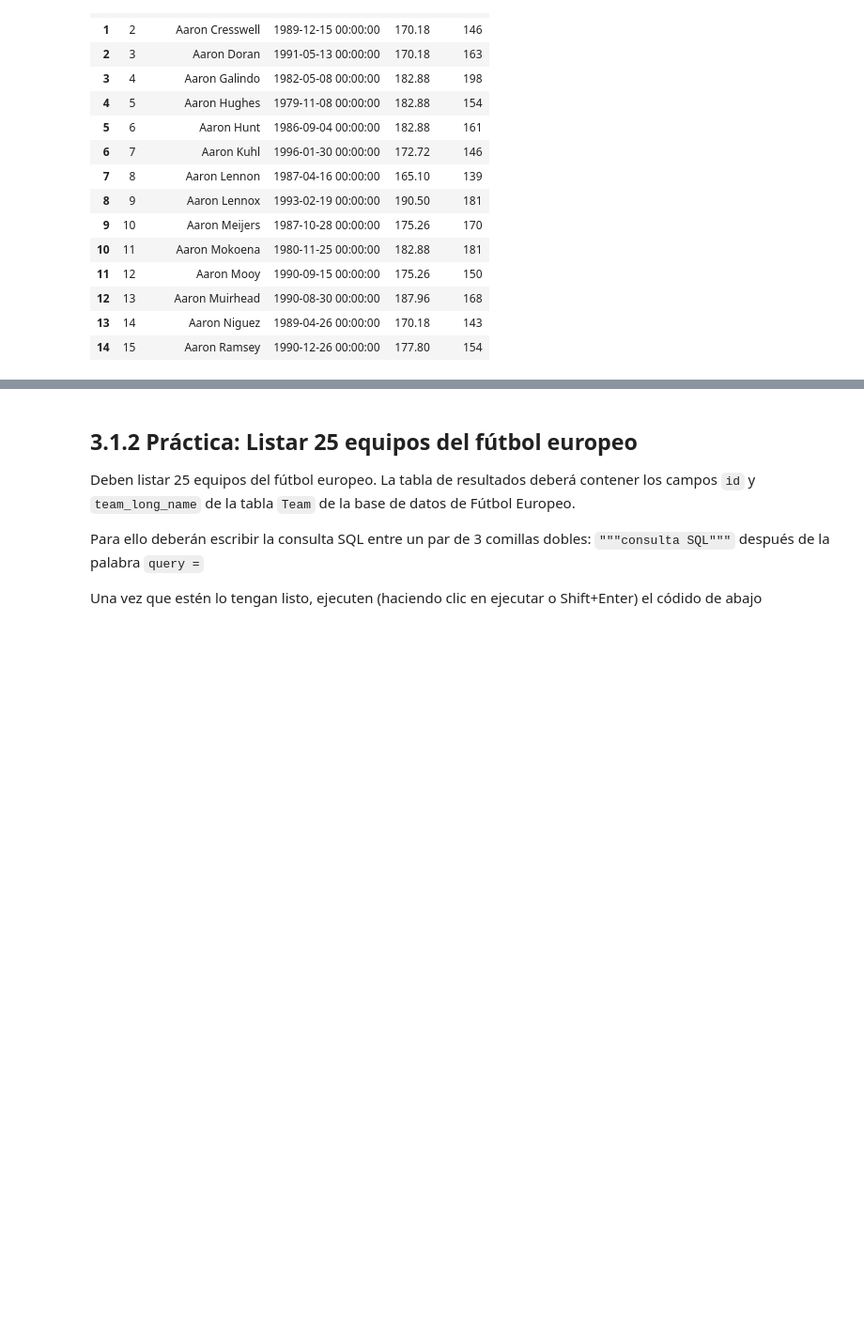
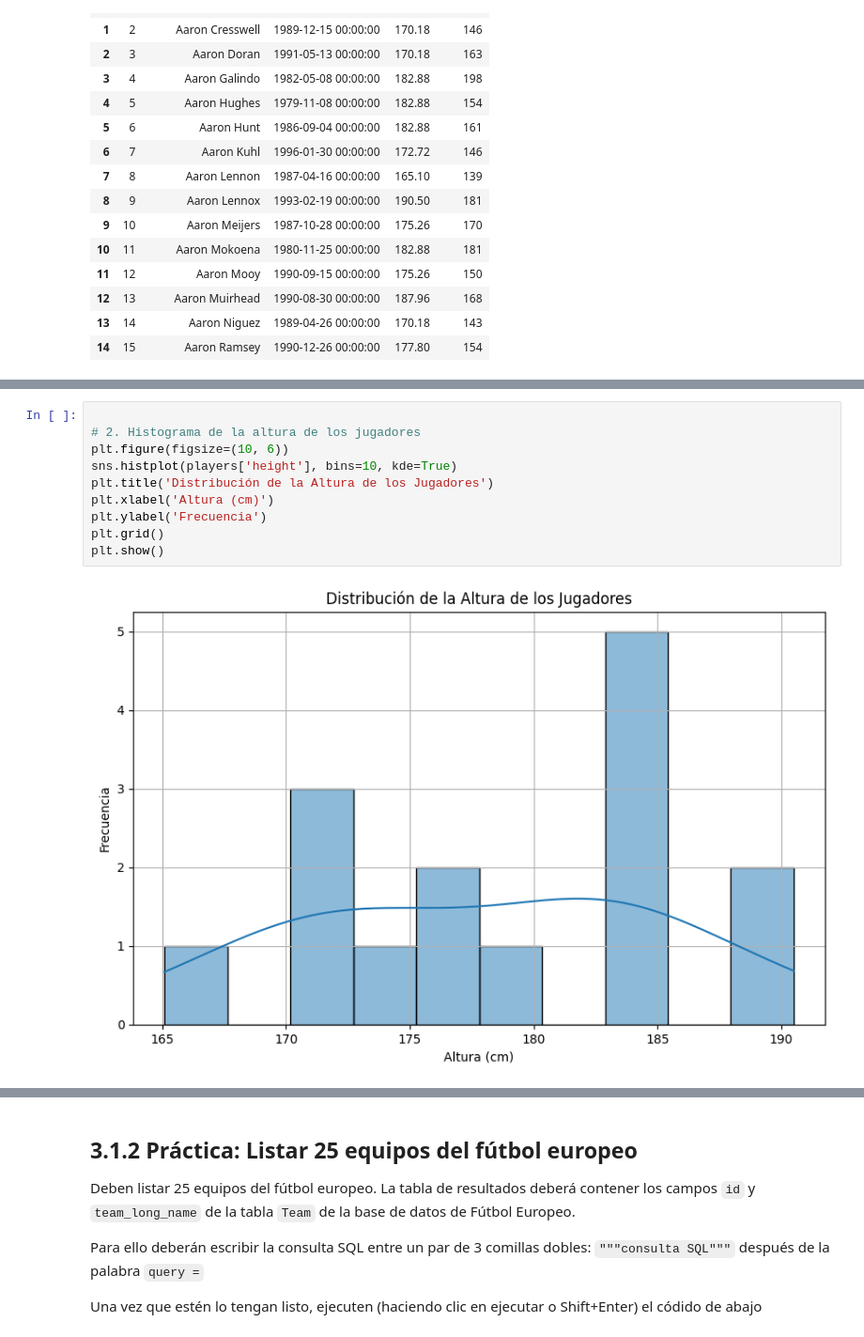
Before and after one commit to guillotatis/talentotech, a Jupyter notebook: Data_Analysis_SQL.ipynb, the cells around one changed output, grey strips where cells are left out. Shown at 94% size. Drawn from its saved outputs; the diff is of its cells as text; blank space fills up the shorter version.

```diff
--- a/Data_Analysis_SQL.ipynb
+++ b/Data_Analysis_SQL.ipynb
@@ -327,0 +347,12 @@ players
+# %%
+
+# 2. Histograma de la altura de los jugadores
+plt.figure(figsize=(10, 6))
+sns.histplot(players['height'], bins=10, kde=True)
+plt.title('Distribución de la Altura de los Jugadores')
+plt.xlabel('Altura (cm)')
+plt.ylabel('Frecuencia')
+plt.grid()
+plt.show()
+# %% [output]
+[figure, added]
```
Also changed, not shown: parts of 3 cells of this notebook.
